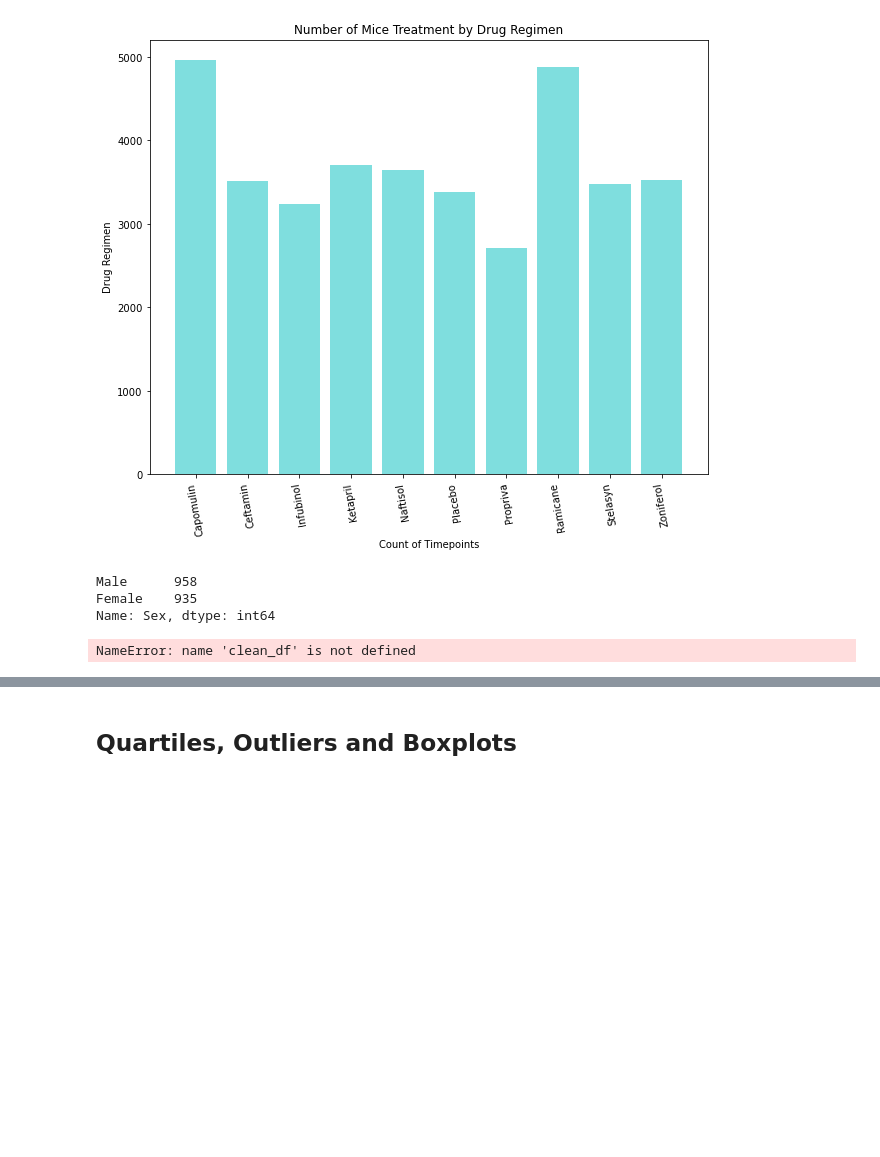
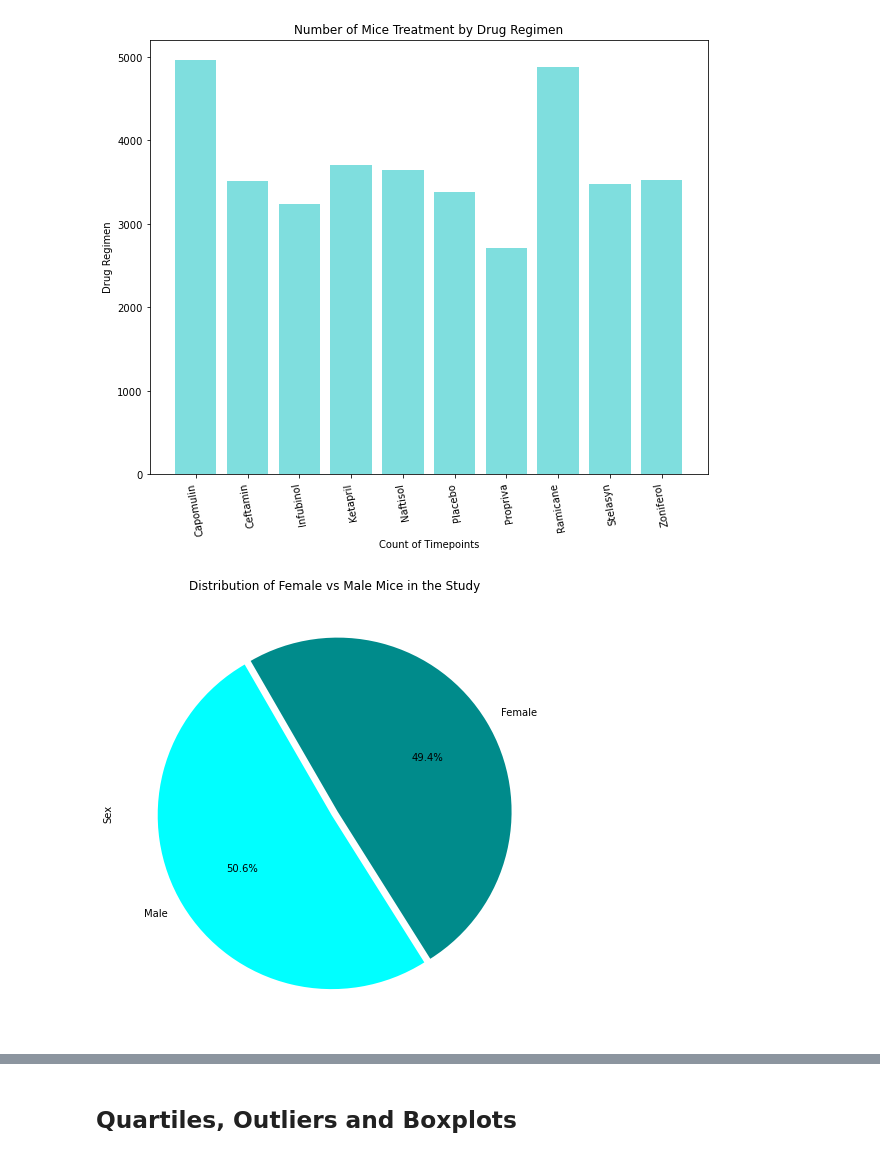
Before and after one commit to kaylajgranados/Pharmaceutical-Treatment-Testing, a Jupyter notebook: pymaceuticals.ipynb, the cells around one changed output, grey strips where cells are left out. Drawn from its saved outputs; the diff is of its cells as text; code cells hidden in the pictures; blank space fills up the shorter version.

```diff
--- a/pymaceuticals.ipynb
+++ b/pymaceuticals.ipynb
@@ -190,47 +170,20 @@ xticks = plt.xticks(rotation=100)
-# %%
-# This is making me concerned the dropped duplicates df didn't work. Double check that code.
-s_counts = duplicates_dropped_df['Sex'].value_counts()
-s_counts
-# %% [output]
-Male      958
-Female    935
-Name: Sex, dtype: int64
 # %%
-# # this one is using the Pandas plotting function
+# Generate a pie plot showing the distribution of female versus male mice using Pandas built-in plotting function
 
-# # Generate a pie plot showing the distribution of female versus male mice using Pandas
+# Use the 'Value' column as the data to represent in the pie chart
+s_counts = mouse_study_complete['Sex'].value_counts()
 
-# # Create a pie chart from the DataFrame
-# # Use the 'Value' column as the data to represent in the pie chart
-s_counts = clean_df['Sex'].value_counts()
+# Set colors
+colors = ['#00FFFF','#008B8B']
 
-colors = ['#00FFFF','#008B8B']
 #Using Pandas plotting function
-s_counts.plot.pie(subplots=True, figsize=(10, 8), colors = colors, autopct='%1.1f%%', explode=[0.01, 0.01]);
-
+s_counts.plot.pie(subplots=True, figsize=(10, 8), colors = colors, autopct='%1.1f%%', explode=[0.02, 0.02],startangle=120);
 plt.title('Distribution of Female vs Male Mice in the Study')
-
 fig = plt.gcf()
 fig.patch.set_facecolor('white')
 
+# Show plot
 plt.show()
-
-# , radius=1.5, shadow=True, explode=[0.01, 0.01]
-
-# #fig_size and plt.title/axis/show stopped working -- what happened?
-# #haven't figured out how to change the colors of the chart/background and labels
-# #Y Data
-# # y_column = duplicates_dropped['Sex']
-# s_counts.plot.pie(labels = 'Sex', autopct='%1.1f%%', startangle=90,(figsize=(10, 8))
-
-# # fig.set_facecolor('white')
-
-# # Add title
-# plt.title("Female vs Male Population")
-
-# # Show the pie chart
-# plt.axis('equal')  # Equal aspect ratio ensures that the pie is circular.
-# plt.show()
 # %% [output]
-NameError: name 'clean_df' is not defined
+[figure, added]
 # %%
```
Also changed, not shown: parts of 9 cells of this notebook, 3 other files.
